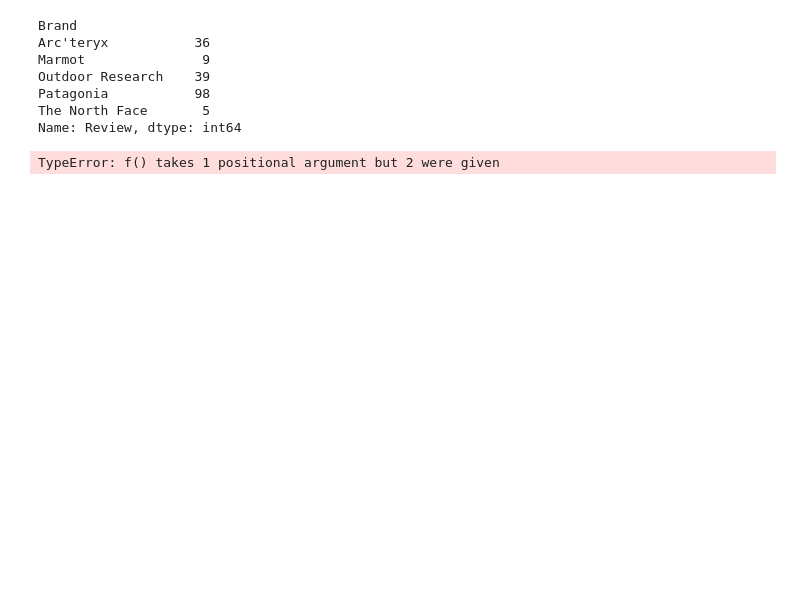
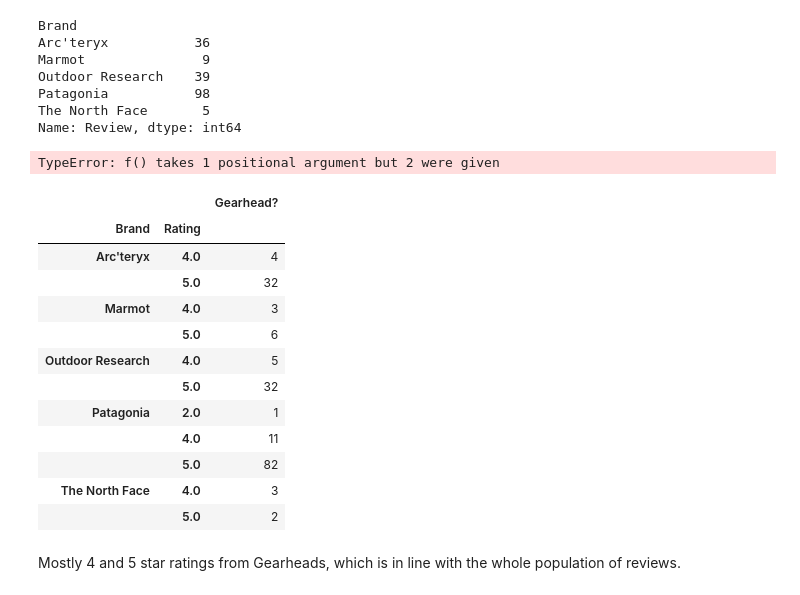
Before and after one commit to pdrabinski/Product_Review_Scraper, a Jupyter notebook: EDA/EDA.ipynb, the cells around one changed output. Drawn from its saved outputs; the diff is of its cells as text; code cells hidden in the pictures; blank space fills up the shorter version.

```diff
--- a/EDA/EDA.ipynb
+++ b/EDA/EDA.ipynb
@@ -111,3 +94,21 @@ df_gh_reviews = df_reviews[df_reviews['Gearhead?'] == True]
 df_gh_reviews.groupby(['Product']).sum(['Rating'])
 # %% [output]
 TypeError: f() takes 1 positional argument but 2 were given
+# %%
+pd.DataFrame(df_gh_reviews.groupby(['Brand','Rating'])['Gearhead?'].count())
+# %% [output]
+|  |  | Gearhead? |
+| Brand | Rating |  |
+| Arc'teryx | 4.0 | 4 |
+|  | 5.0 | 32 |
+| Marmot | 4.0 | 3 |
+|  | 5.0 | 6 |
+| Outdoor Research | 4.0 | 5 |
+|  | 5.0 | 32 |
+| Patagonia | 2.0 | 1 |
+|  | 4.0 | 11 |
+|  | 5.0 | 82 |
+| The North Face | 4.0 | 3 |
+|  | 5.0 | 2 |
+# %% [markdown]
+Mostly 4 and 5 star ratings from Gearheads, which is in line with the whole population of reviews.
```
Also changed, not shown: parts of 4 cells of this notebook, 2 other files.
